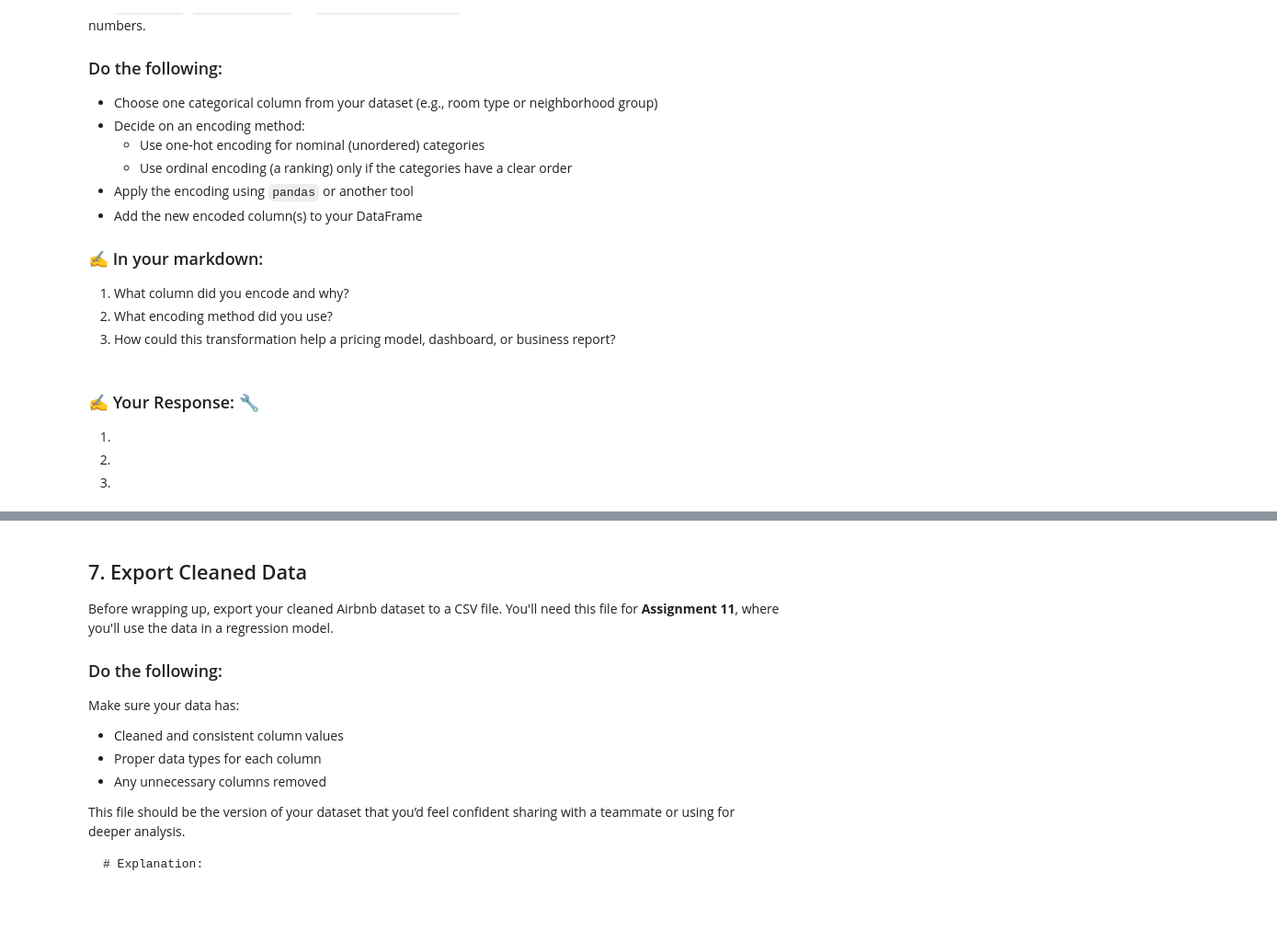
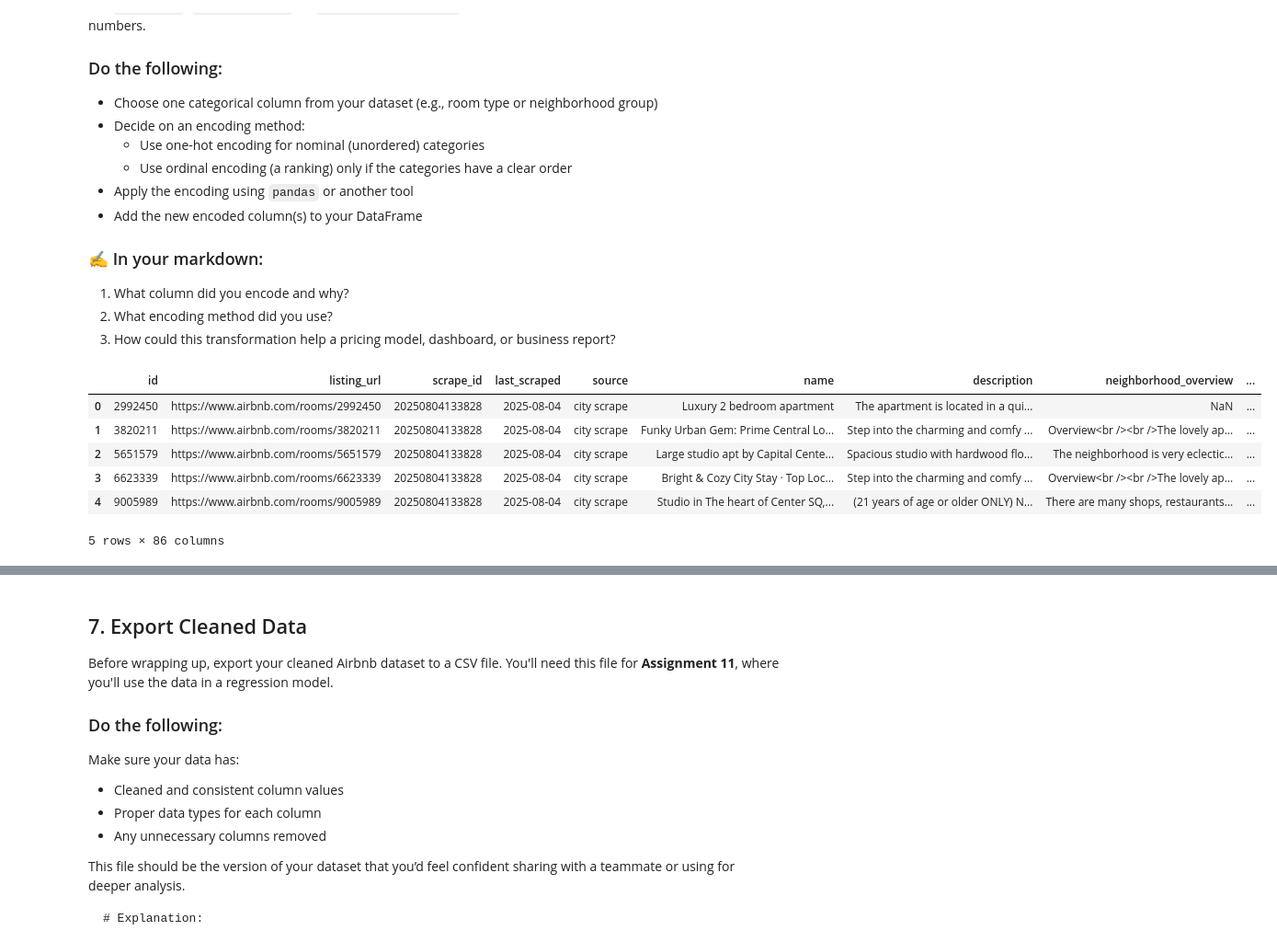
Before and after one commit to thornton330j/IS-4487, a Jupyter notebook: Assignments/assignment_07_ThorntonJackson.ipynb, the cells around one changed output, grey strips where cells are left out. Shown at 92% size. Saved outputs shown, nothing was run; the diff lists cells and outputs as text; code cells hidden in the pictures; blank space fills up the shorter version.

```diff
--- a/Assignments/assignment_07_ThorntonJackson.ipynb
+++ b/Assignments/assignment_07_ThorntonJackson.ipynb
@@ -133,0 +172,11 @@ Let’s say an Airbnb marketing team wants to segment listings by review activit
+# %%
+# Add code here 🔧
+# Define bin edges and labels
+bins = [-1, 10, 50, df['number_of_reviews'].max() + 1] # Example bins
+labels = ['Low', 'Medium', 'High']
+
+# Group the column into categories
+df['review_volume_category'] = pd.cut(df['number_of_reviews'], bins=bins, labels=labels, right=False)
+
+# Display the DataFrame with the new column
+display(df[['number_of_reviews', 'review_volume_category']].head())
@@ -160,0 +215,10 @@ Stakeholders often want to know things like: What’s the cost per night? Are li
+# %%
+# Add code here 🔧
+# Create price per person
+df['price_per_person'] = df.apply(lambda row: row['price'] / row['accommodates'] if row['accommodates'] > 0 else 0, axis=1)
+
+# Create long term stay flag
+df['long_term_stay_flag'] = (df['minimum_nights'] > 28).astype(int) # Convert boolean to 0 or 1
+
+# Display the dataframe
+display(df[['price', 'accommodates', 'price_per_person', 'minimum_nights', 'long_term_stay_flag']].head())
@@ -182,5 +258,21 @@ Let’s say you’re helping the Airbnb data science team build a model to predi
-# %% [markdown]
-### ✍️ Your Response: 🔧
-1.
-2.
-3.
+# %%
+# Add code here 🔧
+# Categorical column
+categorical_column = 'room_type'
+
+# Apply one-hot encoding
+one_hot_encoded_df = pd.get_dummies(df[categorical_column], prefix=categorical_column)
+
+# Add the new encoded columns to the original dataframe
+df = pd.concat([df, one_hot_encoded_df], axis=1)
+
+# Display the dataframe with new encoded columns
+display(df.head())
+# %% [output]
+|  | id | listing_url | scrape_id | last_scraped | source | name | description | neighborhood_overview | ... |
+| 0 | 2992450 | https://www.airbnb.com/rooms/2992450 | 20250804133828 | 2025-08-04 | city scrape | Luxury 2 bedroom apartment | The apartment is located in a qui... | NaN | ... |
+| 1 | 3820211 | https://www.airbnb.com/rooms/3820211 | 20250804133828 | 2025-08-04 | city scrape | Funky Urban Gem: Prime Central Lo... | Step into the charming and comfy ... | Overview<br /><br />The lovely ap... | ... |
+| 2 | 5651579 | https://www.airbnb.com/rooms/5651579 | 20250804133828 | 2025-08-04 | city scrape | Large studio apt by Capital Cente... | Spacious studio with hardwood flo... | The neighborhood is very eclectic... | ... |
+| 3 | 6623339 | https://www.airbnb.com/rooms/6623339 | 20250804133828 | 2025-08-04 | city scrape | Bright & Cozy City Stay · Top Loc... | Step into the charming and comfy ... | Overview<br /><br />The lovely ap... | ... |
+| 4 | 9005989 | https://www.airbnb.com/rooms/9005989 | 20250804133828 | 2025-08-04 | city scrape | Studio in The heart of Center SQ,... | (21 years of age or older ONLY) N... | There are many shops, restaurants... | ... |
+5 rows × 86 columns
```
Also changed, not shown: parts of 23 cells of this notebook.
